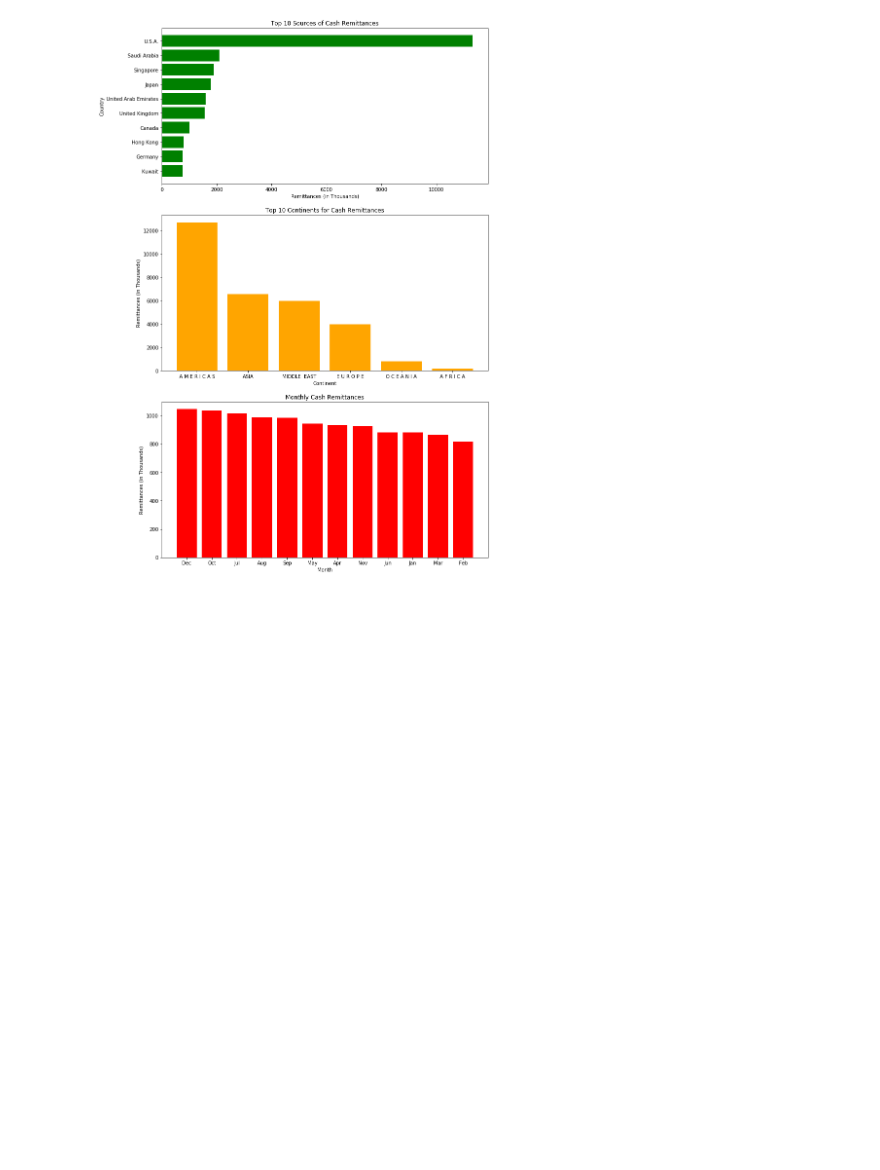
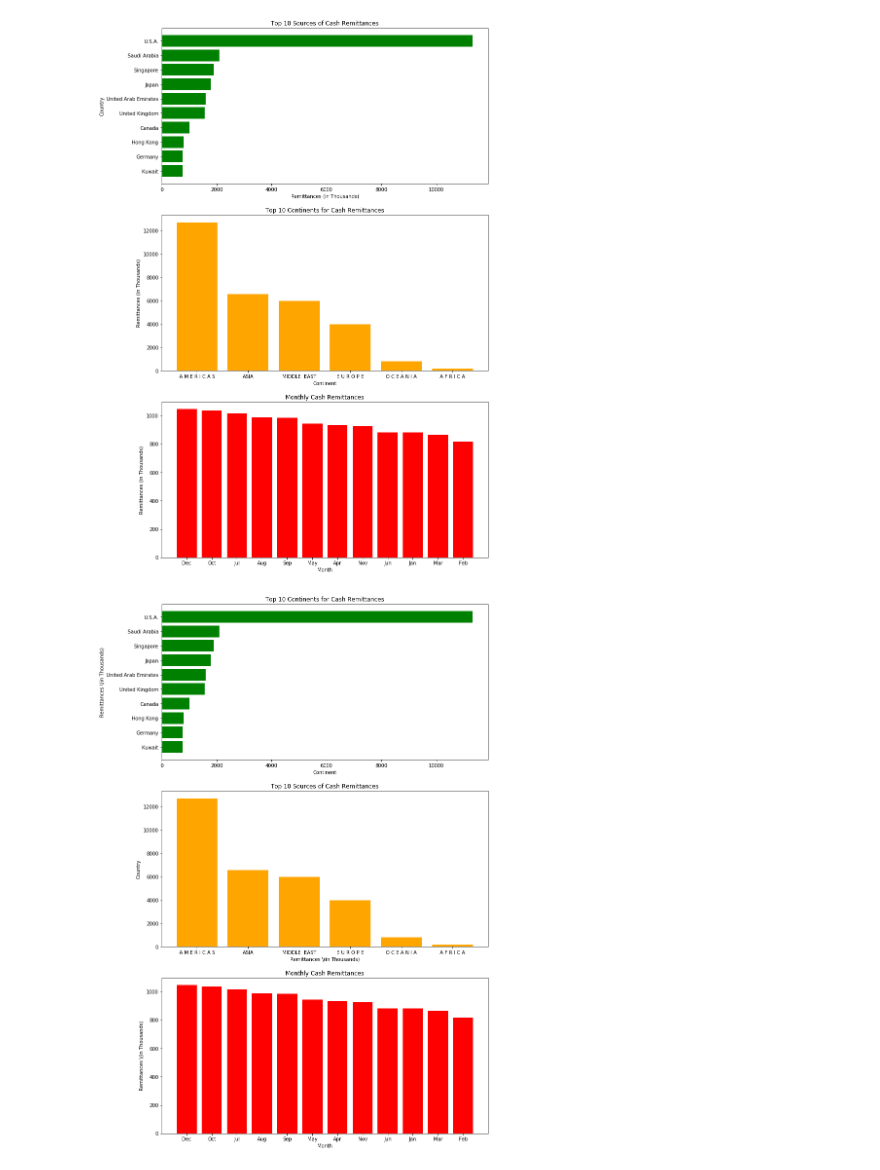
Before and after one commit to jheidi100/ITM_Assignments, a Jupyter notebook: Major 2/Major Test 2.ipynb, the cells around one changed output. Saved outputs shown, nothing was run; the diff lists cells and outputs as text; code cells hidden in the pictures; blank space fills up the shorter version.

```diff
--- a/Major 2/Major Test 2.ipynb
+++ b/Major 2/Major Test 2.ipynb
@@ -292,5 +275,6 @@ df.head()
 # %%
 # We don't need the TOTAL 1 Row; Remove it
+df_continent = df_continents[df_continents.Country != "TOTAL 1"]
 # %%
 df_continent
 # %% [output]
@@ -331,3 +321,5 @@ https://stackoverflow.com/questions/14661701/how-to-drop-a-list-of-rows-from-pan
+# %%
+df_USA = df_country[df_country.Country == "U.S.A."].loc[:,"Jan":"Dec"].T.rename(columns = {67:"remittances"}).sort_values(by = "remittances", ascending = False)
 # %% [markdown]
 Essay Side question:
 
@@ -340,6 +332,7 @@ Write your answer in this markdown cell.
 Sort country dataframe by remittance value (2019) in descending order
 # %%
 # Top 10 Countries by Remittance Amount (2019)
+df_country_sorted = df_country[["Country",2019]].sort_values(by = 2019, ascending = False).iloc[:10]
 # %%
 df_country_sorted
 # %% [output]
@@ -363,3 +364,6 @@ Sort Continent dataframe by remittance value in descending order
+# %%
+# write code here
+df_continent_sorted = df_continent[["Country",2019]].sort_values(by = 2019, ascending = False).iloc[:10]
 # %%
 # dump
 df_continent_sorted
@@ -412,0 +415,29 @@ plt.show()
+# %%
+# Write code here
+
+fig,axs = plt.subplots(3,1,figsize = (12,20))
+#plt.figure(figsize = (12,20))
+
+# First Graph
+# Horizontal Bar Graph
+# Bar color: Green ("Green")
+axs[0].barh(df_country_sorted.Country.iloc[::-1],df_country_sorted[2019].iloc[::-1]/1000, color = "green")
+axs[0].set_title("Top 10 Continents for Cash Remittances")
+axs[0].set_xlabel("Continent")
+axs[0].set_ylabel("Remittances \(in Thousands)")
+
+# Second Graph
+# Vertical Bar
+# Bar Color: Orange ("Orange")
+axs[1].bar(df_continent_sorted.Country,df_continent_sorted[2019]/1000, color = "orange")
+axs[1].set_title("Top 10 Sources of Cash Remittances")
+axs[1].set_xlabel("Remittances \(in Thousands)")
+axs[1].set_ylabel("Country")
+# Third Graph
+axs[2].bar(df_USA.index,df_USA.remittances/1000, color = "red")
+axs[2].set_title("Monthly Cash Remittances")
+axs[2].set_xlabel("Month")
+axs[2].set_ylabel("Remittances \(in Thousands)")
+plt.show()
+# %% [output]
+[figure, added]
```
Also changed, not shown: parts of 30 cells of this notebook.
